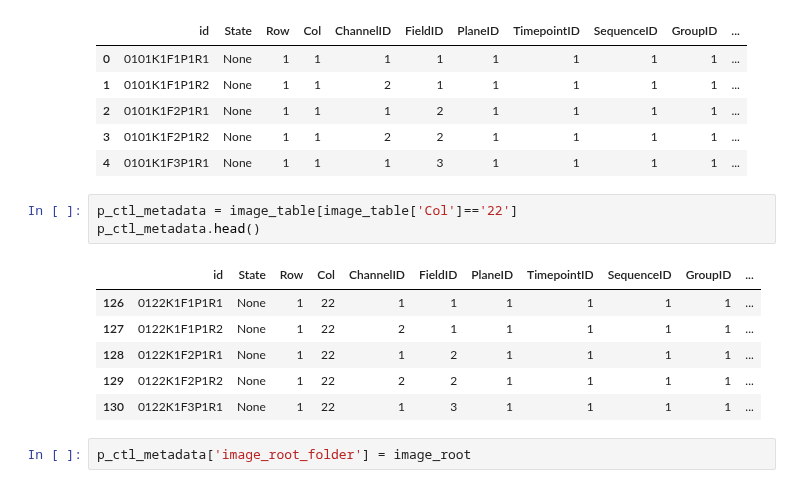
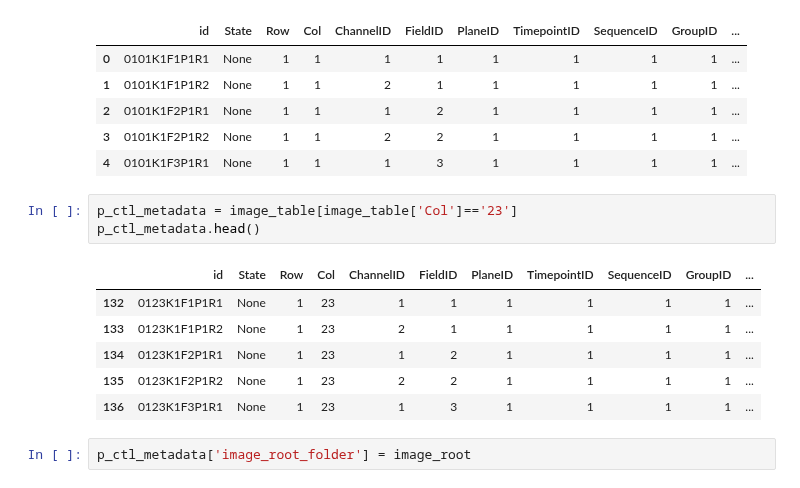
Before and after one commit to worldteacher-global/UMM-Discovery, a Jupyter notebook: Data_wrangle.ipynb, the cells around one changed output. Cells and saved outputs as stored; diff of their text form.

```diff
--- a/Data_wrangle.ipynb
+++ b/Data_wrangle.ipynb
@@ -68,15 +72,15 @@ image_table.head()
 | 3 | 0101K1F2P1R2 | None | 1 | 1 | 2 | 2 | 1 | 1 | 1 | 1 | ... |
 | 4 | 0101K1F3P1R1 | None | 1 | 1 | 1 | 3 | 1 | 1 | 1 | 1 | ... |
 # %%
-p_ctl_metadata = image_table[image_table['Col']=='22']
+p_ctl_metadata = image_table[image_table['Col']=='23']
 p_ctl_metadata.head()
 # %% [output]
 |  | id | State | Row | Col | ChannelID | FieldID | PlaneID | TimepointID | SequenceID | GroupID | ... |
-| 126 | 0122K1F1P1R1 | None | 1 | 22 | 1 | 1 | 1 | 1 | 1 | 1 | ... |
-| 127 | 0122K1F1P1R2 | None | 1 | 22 | 2 | 1 | 1 | 1 | 1 | 1 | ... |
-| 128 | 0122K1F2P1R1 | None | 1 | 22 | 1 | 2 | 1 | 1 | 1 | 1 | ... |
-| 129 | 0122K1F2P1R2 | None | 1 | 22 | 2 | 2 | 1 | 1 | 1 | 1 | ... |
-| 130 | 0122K1F3P1R1 | None | 1 | 22 | 1 | 3 | 1 | 1 | 1 | 1 | ... |
+| 132 | 0123K1F1P1R1 | None | 1 | 23 | 1 | 1 | 1 | 1 | 1 | 1 | ... |
+| 133 | 0123K1F1P1R2 | None | 1 | 23 | 2 | 1 | 1 | 1 | 1 | 1 | ... |
+| 134 | 0123K1F2P1R1 | None | 1 | 23 | 1 | 2 | 1 | 1 | 1 | 1 | ... |
+| 135 | 0123K1F2P1R2 | None | 1 | 23 | 2 | 2 | 1 | 1 | 1 | 1 | ... |
+| 136 | 0123K1F3P1R1 | None | 1 | 23 | 1 | 3 | 1 | 1 | 1 | 1 | ... |
 # %%
 p_ctl_metadata['image_root_folder'] = image_root
 # %% [output]
```
Also changed, not shown: parts of 19 cells of this notebook, 4 other files.
